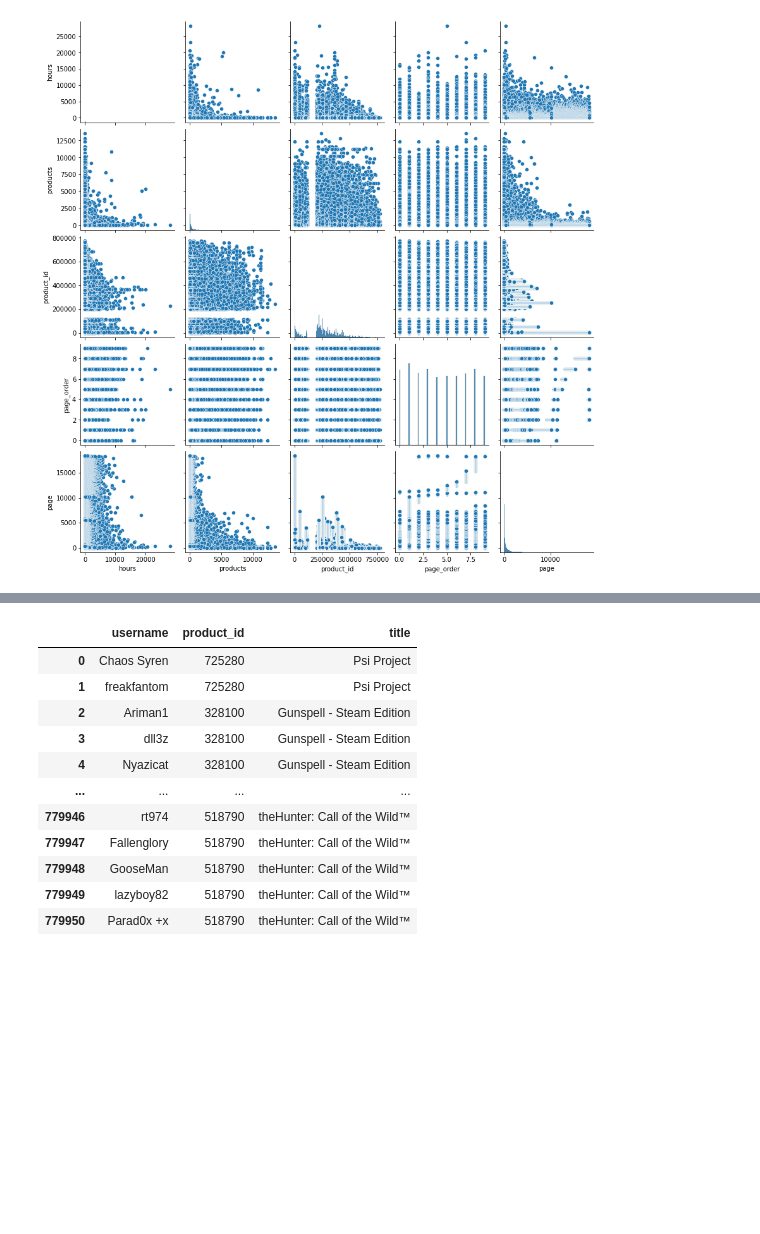
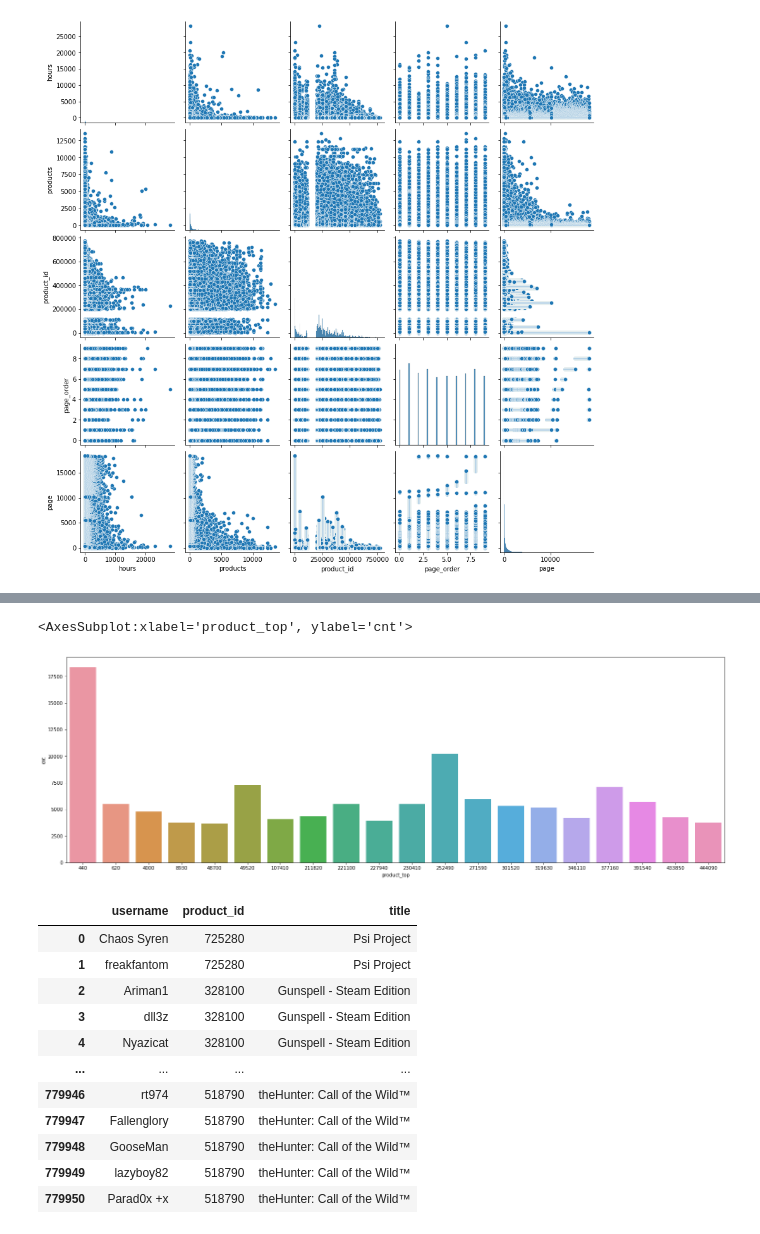
Before and after one commit to gonzalogperez/sistemas-recomendacion-steam, a Jupyter notebook: DS_Proyecto_03_SR.ipynb, the cells around one changed output, grey strips where cells are left out. Cells and saved outputs as stored; diff of their text form; code cells hidden in the pictures; blank space fills up the shorter version.

```diff
--- a/DS_Proyecto_03_SR.ipynb
+++ b/DS_Proyecto_03_SR.ipynb
@@ -221,3 +228,4 @@ sns.pairplot(dataplot)
 ##data = data[['userId','movieId','rating']]
 #data.head()
 #print(data.shape)
+df1 = df.copy()
@@ -225,0 +234,9 @@ sns.pairplot(dataplot)
+# %%
+datax = df1['product_id'].value_counts().head(20)
+datax.head()
+datax = pd.DataFrame(datax)
+datax['product_top'] = datax.index
+datax.rename({'product_id': 'cnt'}, axis=1, inplace=True)
+datax.reset_index(drop=True, inplace=True)
+datax = datax[['product_top','cnt']].sort_values(['cnt'], ascending=False)
+datax.head(20)
@@ -226,3 +266,9 @@ sns.pairplot(dataplot)
+# %%
+fig, axes = plt.subplots(1,1, figsize=(25, 8))
+sns.barplot(x="product_top", y="cnt", data=datax)
+# %% [output]
+<AxesSubplot:xlabel='product_top', ylabel='cnt'>
+[figure, added]
 # %%
 #data_reviews_2 = data_reviews[['username','product_id']]
 #data_reviews_2
```
Also changed, not shown: parts of 16 cells of this notebook.
